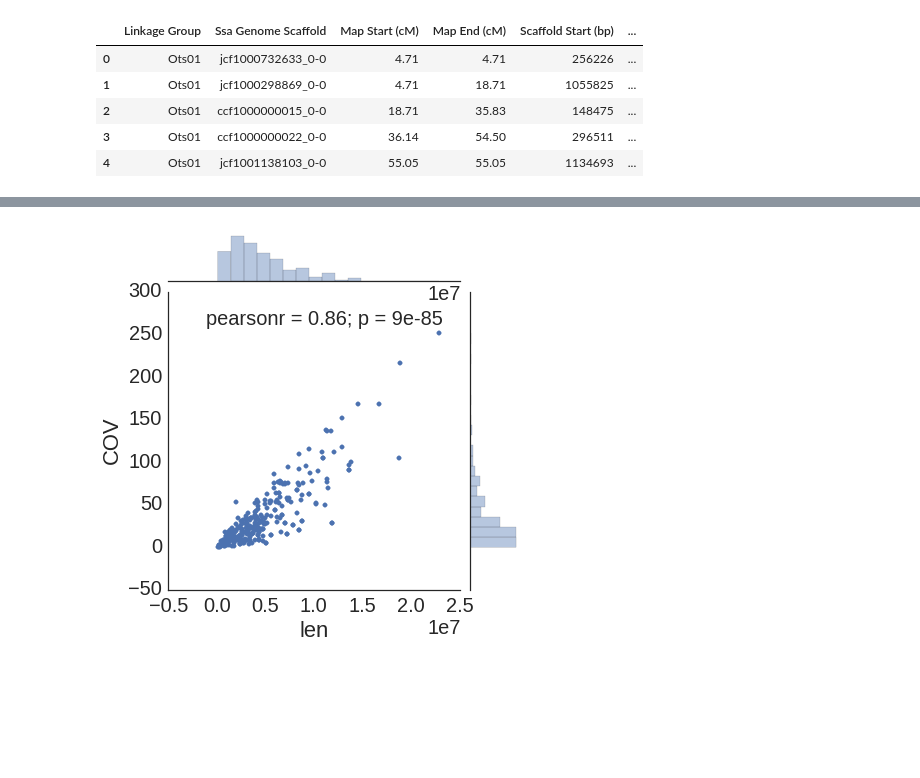
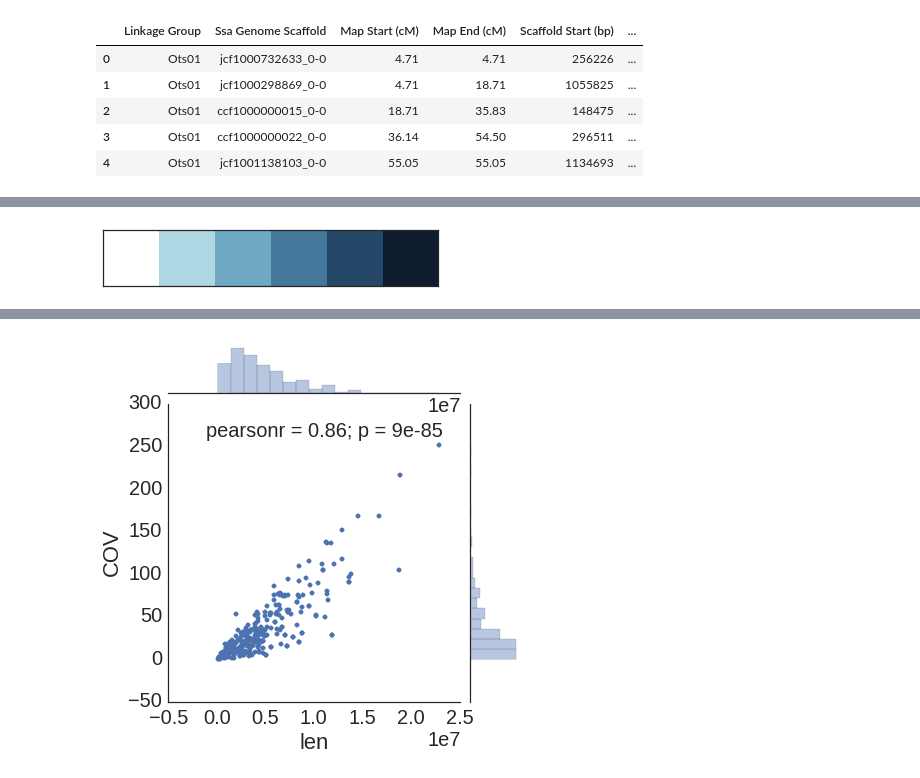
Before and after one commit to rwaples/chum_populations, a Jupyter notebook: align to salmo.ipynb, the cells around one changed output, grey strips where cells are left out. Drawn from its saved outputs; the diff is of its cells as text; code cells hidden in the pictures; blank space fills up the shorter version.

```diff
--- a/align to salmo.ipynb
+++ b/align to salmo.ipynb
@@ -182,0 +243,4 @@ ssa_cov = pd.merge(cov,salmo_chr)
+# %%
+my_colors = sns.choose_cubehelix_palette(as_cmap = True)
+# %% [output]
+[figure, added]
```
Also changed, not shown: parts of 13 cells of this notebook.
